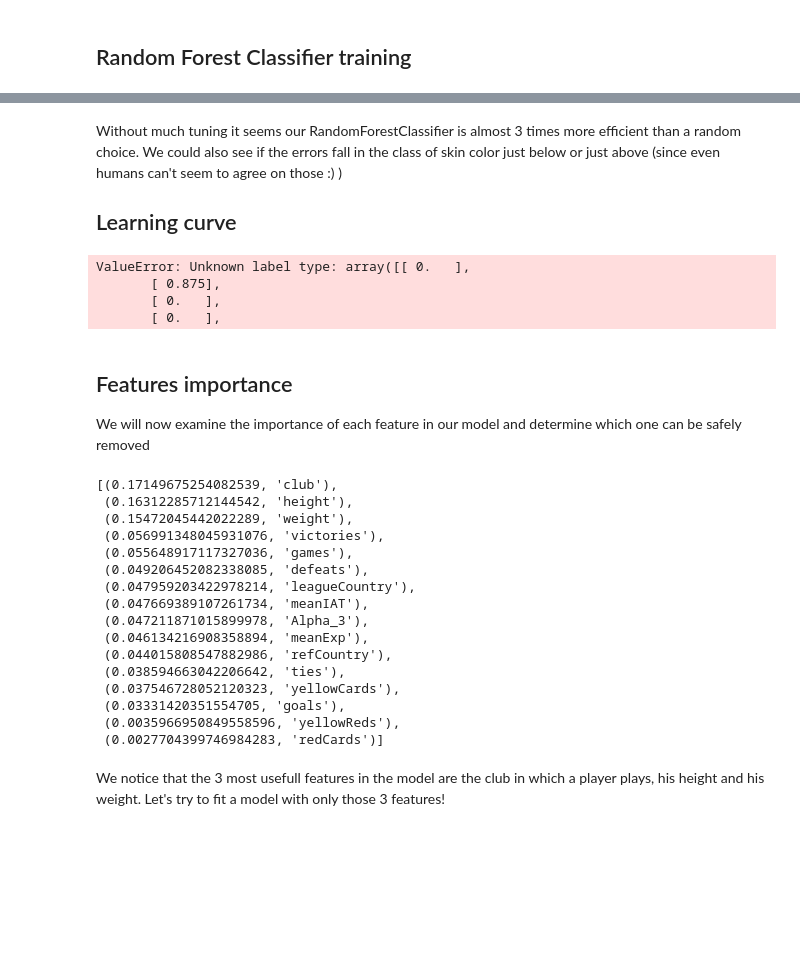
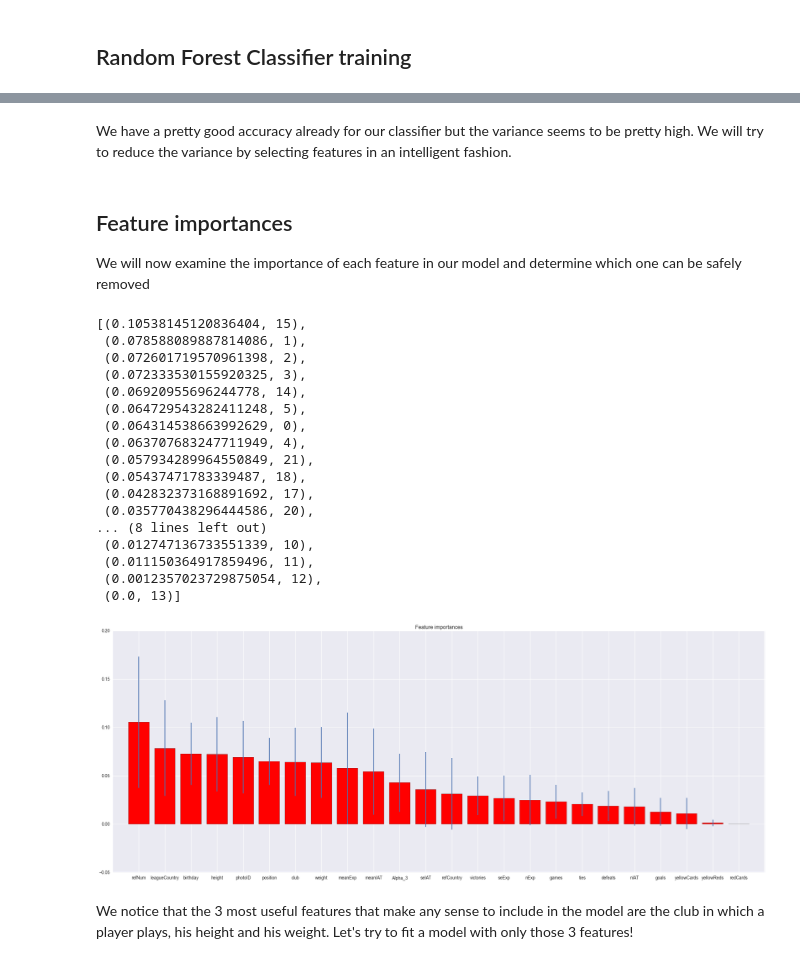
Before and after one commit to SolalPirelli/ADA2016, a Jupyter notebook: 04 - Applied ML/04 - Applied ML.ipynb, the cells around one changed output, grey strips where cells are left out. Drawn from its saved outputs; the diff is of its cells as text; code cells hidden in the pictures; blank space fills up the shorter version.

```diff
--- a/04 - Applied ML/04 - Applied ML.ipynb
+++ b/04 - Applied ML/04 - Applied ML.ipynb
@@ -266,52 +272,54 @@ Accuracy: 0.311946 with std of -+ 0.10894
-# %% [markdown]
-Without much tuning it seems our RandomForestClassifier is almost 3 times more efficient than a random choice. We could also see if the errors fall in the class of skin color just below or just above (since even humans can't seem to agree on those :) )
-
-Learning curve
-------------------------
-# %%
-from sklearn.learning_curve import learning_curve
-
-train_score, valid_score = learning_curve(clf, features,  y, train_sizes=[50, 80, 110])
-# %% [output]
-ValueError: Unknown label type: array([[ 0.   ],
-       [ 0.875],
-       [ 0.   ],
-       [ 0.   ],
+# %% [markdown]
+We have a pretty good accuracy already for our classifier but the variance seems to be pretty high. We will try to reduce the variance by selecting features in an intelligent fashion.
 # %% [markdown]
-Features importance
+Feature importances
 -------------------------
 
 We will now examine the importance of each feature in our model and determine which one can be safely removed
 # %%
-ft = []
+indices = []
+
+indices.clear()
 
 for idx in range(len(features.columns)):
-    ft.append((clf.feature_importances_[idx], features.columns[idx]))
+    indices.append((clf.feature_importances_[idx], idx))
 
-ft = sorted(ft, key=lambda s : s[0])
-
-ft.reverse()
-
-ft
+indices = sorted(indices, key=lambda s : s[0], reverse=True)
+indices
 # %% [output]
-[(0.17149675254082539, 'club'),
- (0.16312285712144542, 'height'),
- (0.15472045442022289, 'weight'),
- (0.056991348045931076, 'victories'),
- (0.055648917117327036, 'games'),
- (0.049206452082338085, 'defeats'),
- (0.047959203422978214, 'leagueCountry'),
- (0.047669389107261734, 'meanIAT'),
- (0.047211871015899978, 'Alpha_3'),
- (0.046134216908358894, 'meanExp'),
- (0.044015808547882986, 'refCountry'),
- (0.038594663042206642, 'ties'),
- (0.037546728052120323, 'yellowCards'),
- (0.03331420351554705, 'goals'),
- (0.0035966950849558596, 'yellowReds'),
- (0.0027704399746984283, 'redCards')]
+[(0.10538145120836404, 15),
+ (0.078588089887814086, 1),
+ (0.072601719570961398, 2),
+ (0.072333530155920325, 3),
+ (0.06920955696244778, 14),
+ (0.064729543282411248, 5),
+ (0.064314538663992629, 0),
+ (0.063707683247711949, 4),
+ (0.057934289964550849, 21),
+ (0.05437471783339487, 18),
+ (0.042832373168891692, 17),
+ (0.035770438296444586, 20),
+... (8 lines left out)
+ (0.012747136733551339, 10),
+ (0.011150364917859496, 11),
+ (0.0012357023729875054, 12),
+ (0.0, 13)]
+# %%
+dev = np.std([tree.feature_importances_ for tree in clf.estimators_], axis=0)
+
+importances = list(map(lambda x : x[0], indices))
+indices = list(map(lambda x : x[1], indices))
+
+plt.figure(figsize=(27, 10))
+plt.title("Feature importances")
+plt.bar(range(len(indices)), clf.feature_importances_[indices], yerr=dev[indices], align="center",color='r')
+plt.xticks(range(len(indices)), [r.columns[i] for i in indices])
+plt.xlim([-1, len(indices)])
+plt.show()
+# %% [output]
+[figure, added]
 # %% [markdown]
-We notice that the 3 most usefull features in the model are the club in which a player plays, his height and his weight. Let's try to fit a model with only those 3 features!
+We notice that the 3 most useful features that make any sense to include in the model are the club in which a player plays, his height and his weight. Let's try to fit a model with only those 3 features!
 # %%
 nfeatures = features[['club', 'weight', 'height']]
 
```
Also changed, not shown: parts of 39 cells of this notebook.
